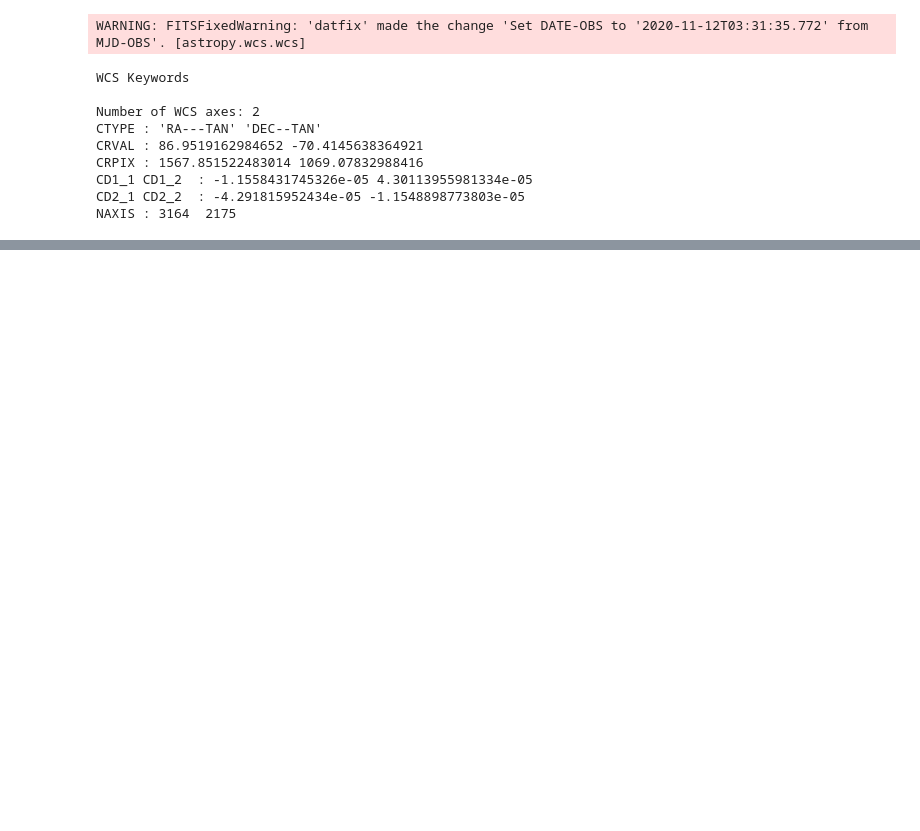
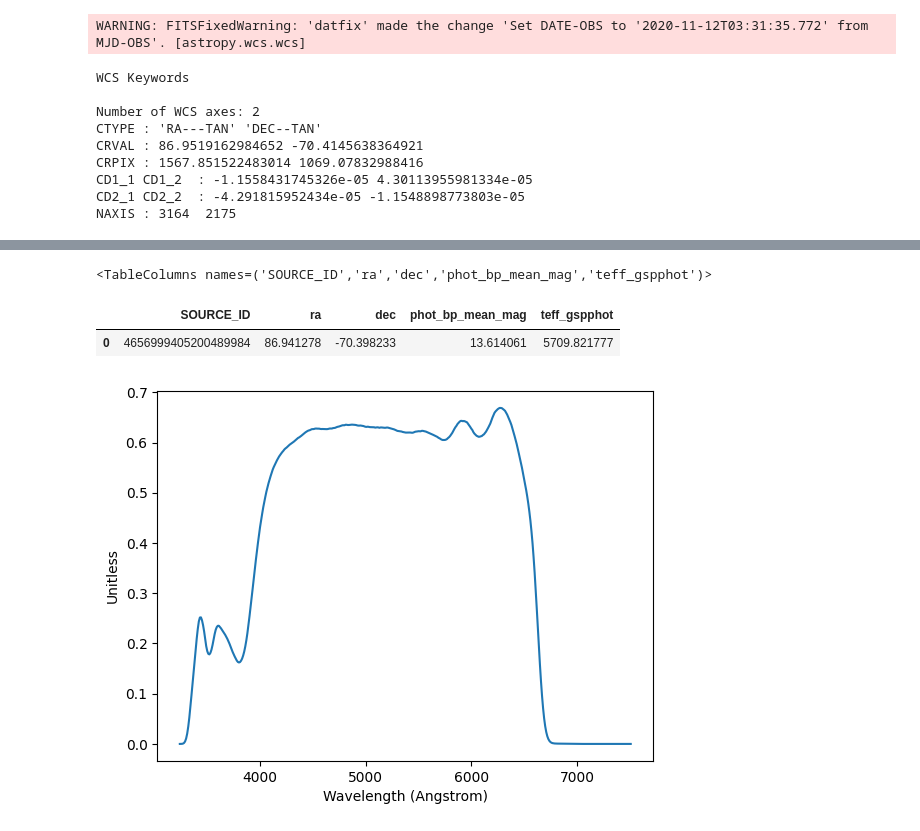
Before and after one commit to pirgalim/SNR-0548-70.4, a Jupyter notebook: spectral_calibration.ipynb, the cells around one changed output, grey strips where cells are left out. Drawn from its saved outputs; the diff is of its cells as text; code cells hidden in the pictures; blank space fills up the shorter version.

Commit message:
gaia matching calibration

```diff
--- a/spectral_calibration.ipynb
+++ b/spectral_calibration.ipynb
@@ -122,0 +60,37 @@ No match.
+# %%
+# I should just try querying the one star with gaia first
+# then take the temp and mag and scale
+
+x = brightest["x_centroid"]
+y = brightest["y_centroid"]
+coord = wcs.pixel_to_world(x, y)
+
+from astroquery.gaia import Gaia
+
+radius = 2 / 3600  # 2 arsec in deg units
+
+query = f"""
+SELECT TOP 1 source_id, ra, dec, phot_bp_mean_mag, teff_gspphot
+FROM gaiadr3.gaia_source
+WHERE 1 = CONTAINS(POINT('ICRS', ra, dec),
+    CIRCLE('ICRS',{coord.ra.deg}, {coord.dec.deg}, {radius}))
+"""
+
+job = Gaia.launch_job(query)
+result = job.get_results()
+
+print(result.columns)
+
+df = result.to_pandas()
+df
+# %% [output]
+<TableColumns names=('SOURCE_ID','ra','dec','phot_bp_mean_mag','teff_gspphot')>
+|  | SOURCE_ID | ra | dec | phot_bp_mean_mag | teff_gspphot |
+| 0 | 4656999405200489984 | 86.941278 | -70.398233 | 13.614061 | 5709.821777 |
+# %%
+# using Synphot now
+from synphot import SpectralElement
+gaia_bp = SpectralElement.from_file("gaia_bp.fits")
+gaia_bp.plot()
+# %% [output]
+[figure, added]
```
Also changed, not shown: parts of 11 cells of this notebook, 3 other files.
